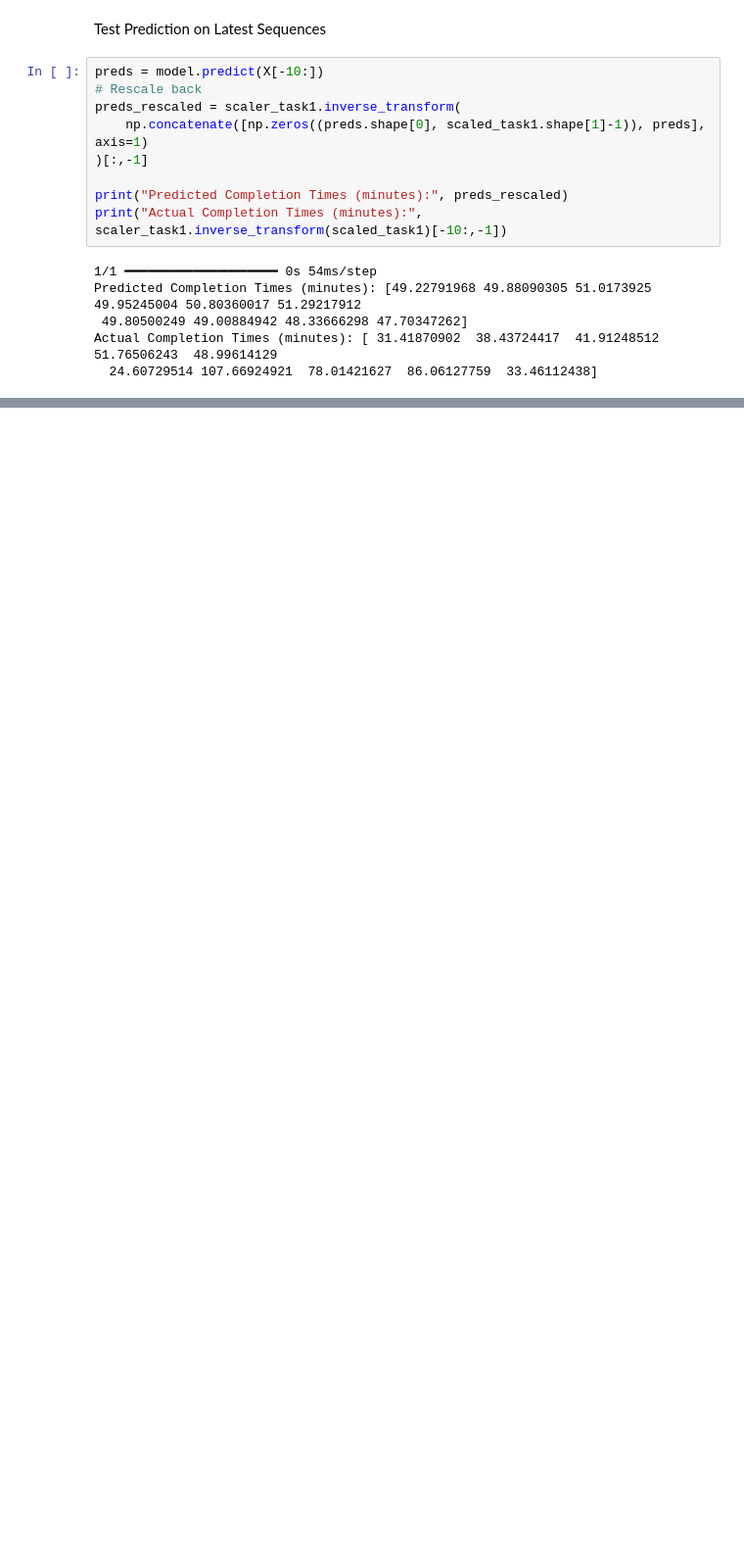
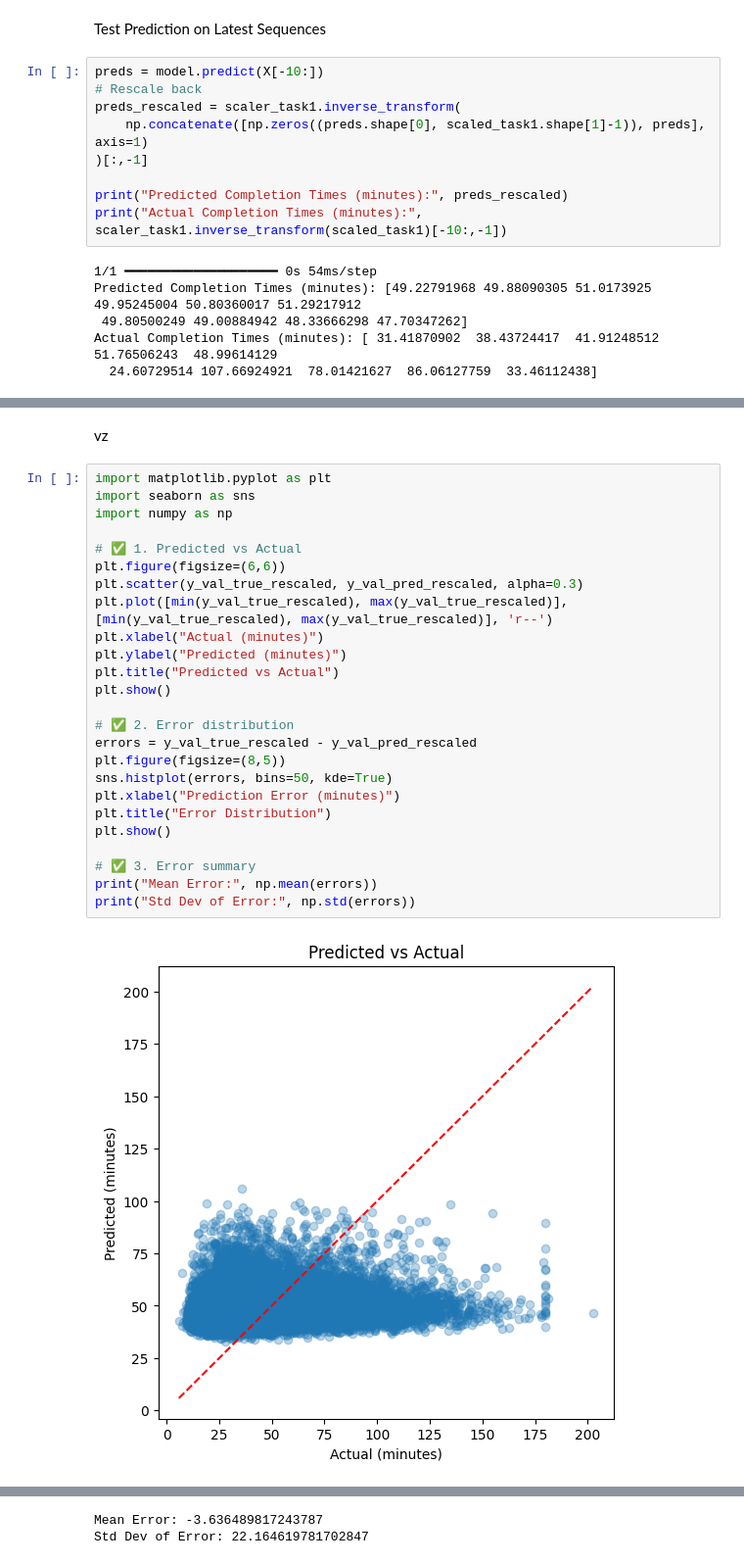
Before and after one commit to RMCV-Rajapaksha/TeamInception_Datathon, a Jupyter notebook: task2_eda_and_data_preprocessing.ipynb, the cells around one changed output, grey strips where cells are left out. Shown: that part at 98% size. Cells and saved outputs as stored; diff of their text form; blank space fills up the shorter version.

```diff
--- a/task2_eda_and_data_preprocessing.ipynb
+++ b/task2_eda_and_data_preprocessing.ipynb
@@ -329,0 +359,29 @@ Actual Completion Times (minutes): [ 31.41870902  38.43724417  41.91248512  51.7
+# %% [markdown]
+vz
+# %%
+import matplotlib.pyplot as plt
+import seaborn as sns
+import numpy as np
+
+# ✅ 1. Predicted vs Actual
+plt.figure(figsize=(6,6))
+plt.scatter(y_val_true_rescaled, y_val_pred_rescaled, alpha=0.3)
+plt.plot([min(y_val_true_rescaled), max(y_val_true_rescaled)], [min(y_val_true_rescaled), max(y_val_true_rescaled)], 'r--')
+plt.xlabel("Actual (minutes)")
+plt.ylabel("Predicted (minutes)")
+plt.title("Predicted vs Actual")
+plt.show()
+
+# ✅ 2. Error distribution
+errors = y_val_true_rescaled - y_val_pred_rescaled
+plt.figure(figsize=(8,5))
+sns.histplot(errors, bins=50, kde=True)
+plt.xlabel("Prediction Error (minutes)")
+plt.title("Error Distribution")
+plt.show()
+
+# ✅ 3. Error summary
+print("Mean Error:", np.mean(errors))
+print("Std Dev of Error:", np.std(errors))
+# %% [output]
+[figure, added]
@@ -329,0 +389,2 @@ Actual Completion Times (minutes): [ 31.41870902  38.43724417  41.91248512  51.7
+Mean Error: -3.636489817243787
+Std Dev of Error: 22.164619781702847
```
Also changed, not shown: parts of 3 cells of this notebook.
